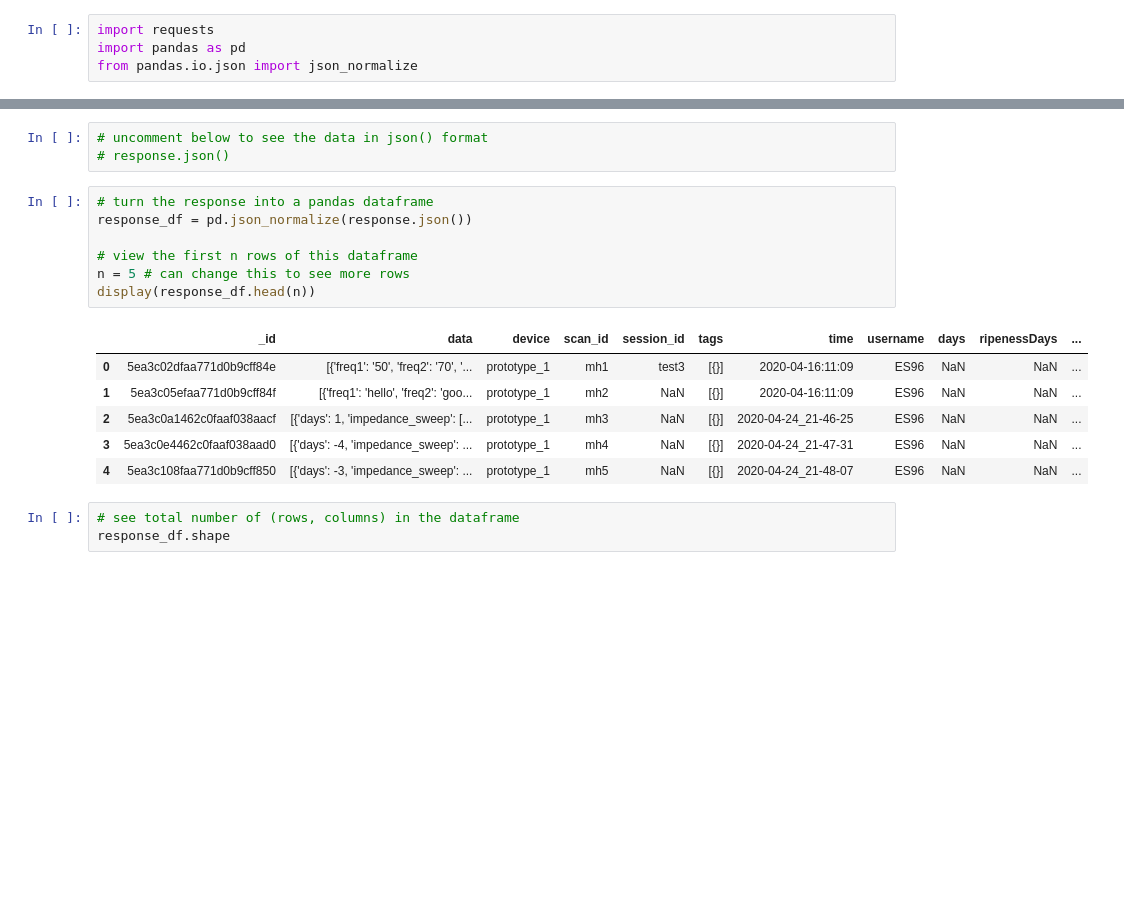
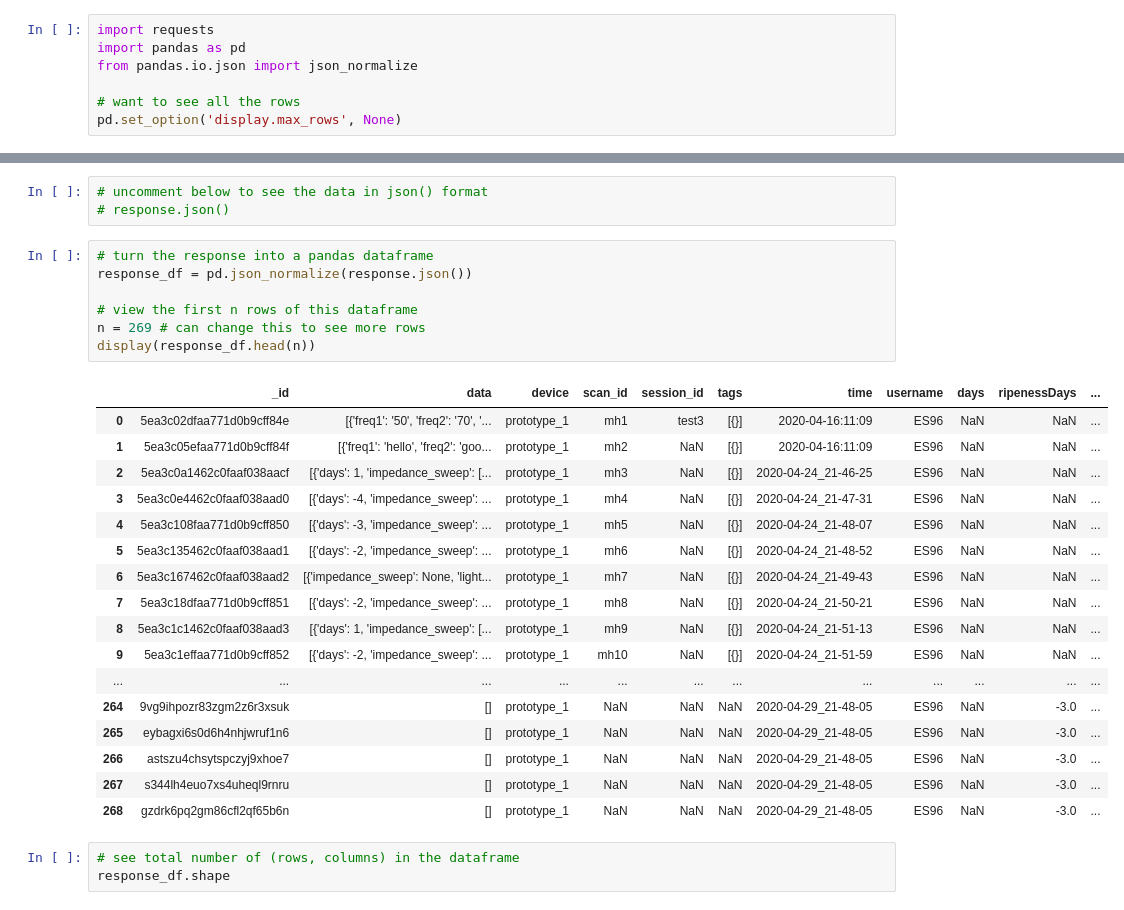
Before and after one commit to juliet29/es96back, a Jupyter notebook: ES96_Data.ipynb, the cells around one changed output, grey strips where cells are left out. Cells and saved outputs as stored; diff of their text form; blank space fills up the shorter version.

```diff
--- a/ES96_Data.ipynb
+++ b/ES96_Data.ipynb
@@ -4,6 +4,9 @@
 import requests
 import pandas as pd
 from pandas.io.json import json_normalize
+
+# want to see all the rows
+pd.set_option('display.max_rows', None)
 # %%
 # get data from the database, can change the text after the question mark to query for different things
 url = "https://es96app.herokuapp.com/justdata?username=ES96"
@@ -18,17 +21,28 @@ response = requests.request("GET", url, headers=headers, data = payload)
 # %%
 # turn the response into a pandas dataframe
 response_df = pd.json_normalize(response.json())
 
 # view the first n rows of this dataframe
-n = 5 # can change this to see more rows
+n = 269 # can change this to see more rows
 display(response_df.head(n))
 # %% [output]
 |  | _id | data | device | scan_id | session_id | tags | time | username | days | ripenessDays | ... |
 | 0 | 5ea3c02dfaa771d0b9cff84e | [{'freq1': '50', 'freq2': '70', '... | prototype_1 | mh1 | test3 | [{}] | 2020-04-16:11:09 | ES96 | NaN | NaN | ... |
 | 1 | 5ea3c05efaa771d0b9cff84f | [{'freq1': 'hello', 'freq2': 'goo... | prototype_1 | mh2 | NaN | [{}] | 2020-04-16:11:09 | ES96 | NaN | NaN | ... |
 | 2 | 5ea3c0a1462c0faaf038aacf | [{'days': 1, 'impedance_sweep': [... | prototype_1 | mh3 | NaN | [{}] | 2020-04-24_21-46-25 | ES96 | NaN | NaN | ... |
 | 3 | 5ea3c0e4462c0faaf038aad0 | [{'days': -4, 'impedance_sweep': ... | prototype_1 | mh4 | NaN | [{}] | 2020-04-24_21-47-31 | ES96 | NaN | NaN | ... |
 | 4 | 5ea3c108faa771d0b9cff850 | [{'days': -3, 'impedance_sweep': ... | prototype_1 | mh5 | NaN | [{}] | 2020-04-24_21-48-07 | ES96 | NaN | NaN | ... |
+| 5 | 5ea3c135462c0faaf038aad1 | [{'days': -2, 'impedance_sweep': ... | prototype_1 | mh6 | NaN | [{}] | 2020-04-24_21-48-52 | ES96 | NaN | NaN | ... |
+| 6 | 5ea3c167462c0faaf038aad2 | [{'impedance_sweep': None, 'light... | prototype_1 | mh7 | NaN | [{}] | 2020-04-24_21-49-43 | ES96 | NaN | NaN | ... |
+| 7 | 5ea3c18dfaa771d0b9cff851 | [{'days': -2, 'impedance_sweep': ... | prototype_1 | mh8 | NaN | [{}] | 2020-04-24_21-50-21 | ES96 | NaN | NaN | ... |
+| 8 | 5ea3c1c1462c0faaf038aad3 | [{'days': 1, 'impedance_sweep': [... | prototype_1 | mh9 | NaN | [{}] | 2020-04-24_21-51-13 | ES96 | NaN | NaN | ... |
+| 9 | 5ea3c1effaa771d0b9cff852 | [{'days': -2, 'impedance_sweep': ... | prototype_1 | mh10 | NaN | [{}] | 2020-04-24_21-51-59 | ES96 | NaN | NaN | ... |
+| ... | ... | ... | ... | ... | ... | ... | ... | ... | ... | ... | ... |
+| 264 | 9vg9ihpozr83zgm2z6r3xsuk | [] | prototype_1 | NaN | NaN | NaN | 2020-04-29_21-48-05 | ES96 | NaN | -3.0 | ... |
+| 265 | eybagxi6s0d6h4nhjwruf1n6 | [] | prototype_1 | NaN | NaN | NaN | 2020-04-29_21-48-05 | ES96 | NaN | -3.0 | ... |
+| 266 | astszu4chsytspczyj9xhoe7 | [] | prototype_1 | NaN | NaN | NaN | 2020-04-29_21-48-05 | ES96 | NaN | -3.0 | ... |
+| 267 | s344lh4euo7xs4uheql9rnru | [] | prototype_1 | NaN | NaN | NaN | 2020-04-29_21-48-05 | ES96 | NaN | -3.0 | ... |
+| 268 | gzdrk6pq2gm86cfl2qf65b6n | [] | prototype_1 | NaN | NaN | NaN | 2020-04-29_21-48-05 | ES96 | NaN | -3.0 | ... |
 # %%
 # see total number of (rows, columns) in the dataframe
 response_df.shape
```
Also changed, not shown: parts of 4 cells of this notebook.
